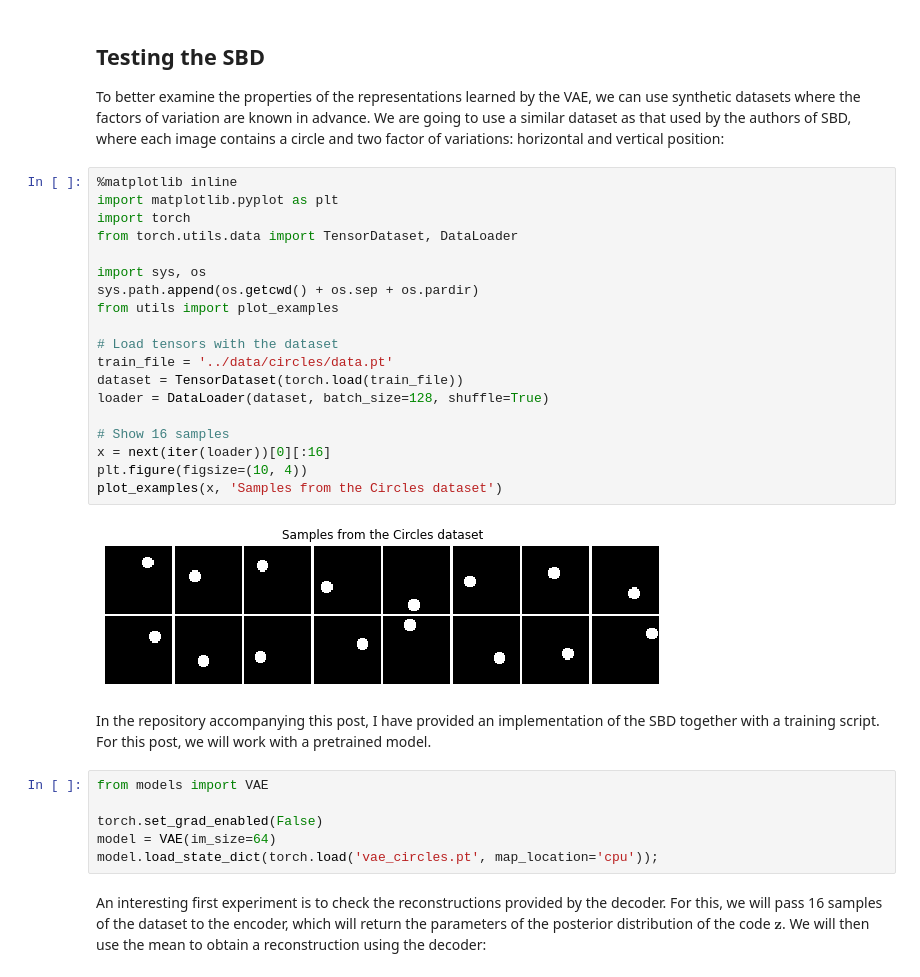
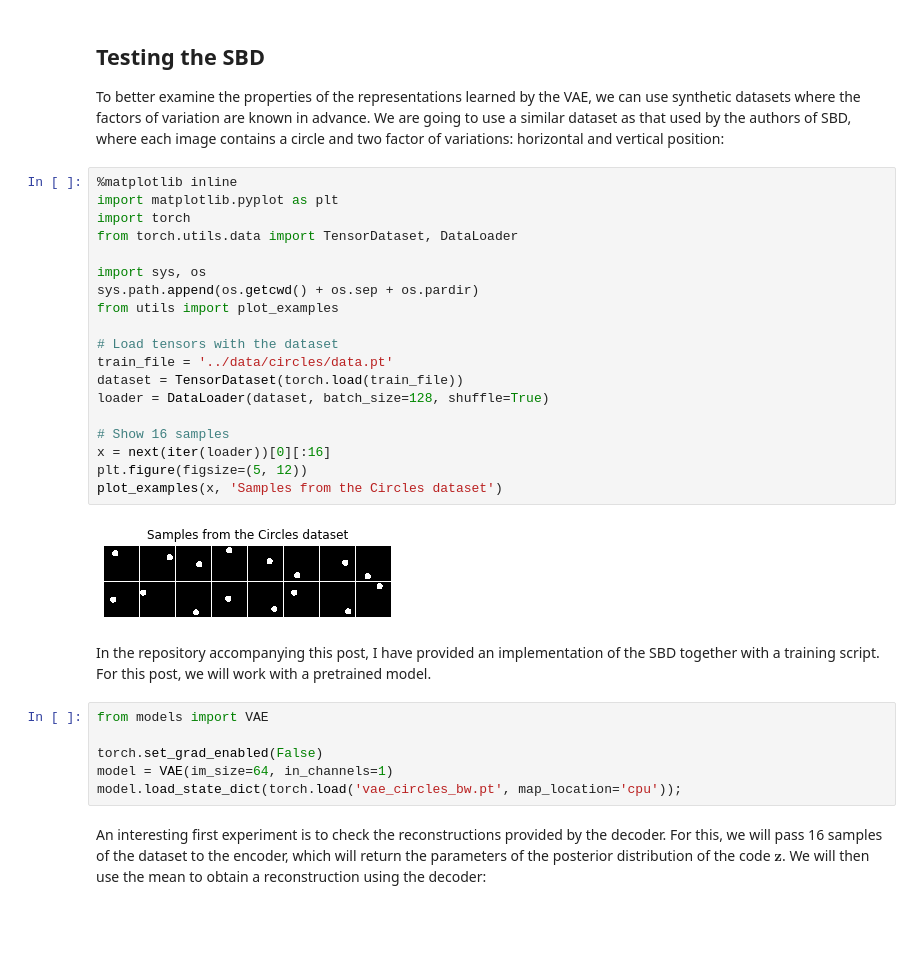
Before and after one commit to dfdazac/monet, a Jupyter notebook: notebooks/01-sbd.ipynb, the cells around one changed output. Cells and saved outputs as stored; diff of their text form; blank space fills up the shorter version.

```diff
--- a/notebooks/01-sbd.ipynb
+++ b/notebooks/01-sbd.ipynb
@@ -40,32 +40,32 @@ To better examine the properties of the representations learned by the VAE, we c
 # %%
 %matplotlib inline
 import matplotlib.pyplot as plt
 import torch
 from torch.utils.data import TensorDataset, DataLoader
 
 import sys, os
 sys.path.append(os.getcwd() + os.sep + os.pardir)
 from utils import plot_examples
 
 # Load tensors with the dataset
 train_file = '../data/circles/data.pt'
 dataset = TensorDataset(torch.load(train_file))
 loader = DataLoader(dataset, batch_size=128, shuffle=True)
 
 # Show 16 samples
 x = next(iter(loader))[0][:16]
-plt.figure(figsize=(10, 4))
+plt.figure(figsize=(5, 12))
 plot_examples(x, 'Samples from the Circles dataset')
 # %% [output]
-[figure, old version]
+[figure, new version]
 # %% [markdown]
 In the repository accompanying this post, I have provided an implementation of the SBD together with a training script. For this post, we will work with a pretrained model.
 # %%
 from models import VAE
 
 torch.set_grad_enabled(False)
-model = VAE(im_size=64)
-model.load_state_dict(torch.load('vae_circles.pt', map_location='cpu'));
+model = VAE(im_size=64, in_channels=1)
+model.load_state_dict(torch.load('vae_circles_bw.pt', map_location='cpu'));
 # %% [markdown]
 An interesting first experiment is to check the reconstructions provided by the decoder. For this, we will pass 16 samples of the dataset to the encoder, which will return the parameters of the posterior distribution of the code $\mathbf{z}$. We will then use the mean to obtain a reconstruction using the decoder:
 # %%
```
Also changed, not shown: parts of 9 cells of this notebook.
